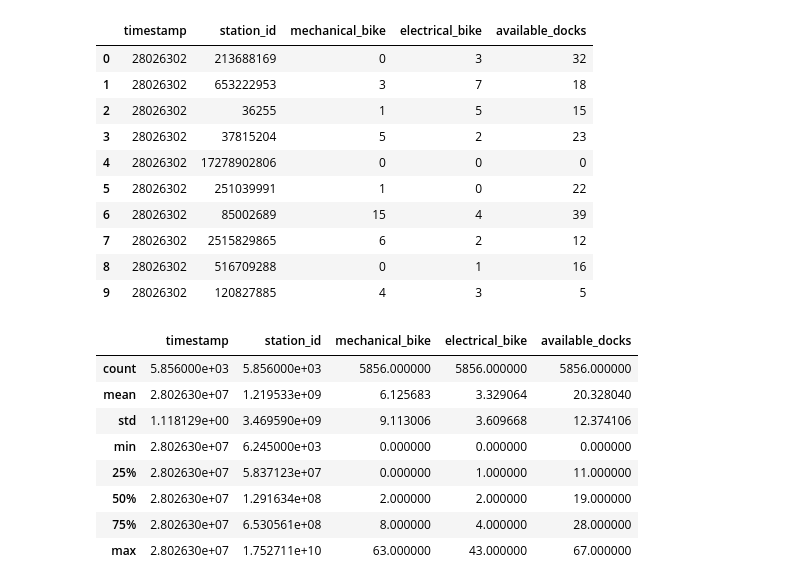
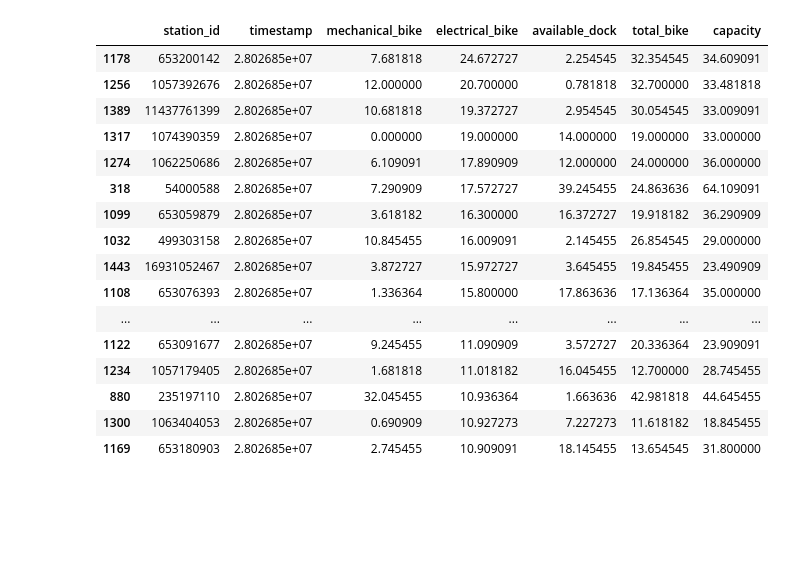
Before and after one commit to totocptbgn/Velibot, a Jupyter notebook: data_analysis.ipynb, the cells around one changed output. Saved outputs shown, nothing was run; the diff lists cells and outputs as text; code cells hidden in the pictures; blank space fills up the shorter version.

```diff
--- a/data_analysis.ipynb
+++ b/data_analysis.ipynb
@@ -3,28 +5,27 @@ import pandas as pd
 # %%
 df = pd.read_csv('data.csv', header=None, delimiter=';')
-df.columns = ['timestamp', 'station_id', 'mechanical_bike', 'electrical_bike', 'available_docks']
-df.head(10)
+df.columns = ['timestamp', 'station_id', 'mechanical_bike', 'electrical_bike', 'available_dock']
-# %% [output]
-|  | timestamp | station_id | mechanical_bike | electrical_bike | available_docks |
-| 0 | 28026302 | 213688169 | 0 | 3 | 32 |
-| 1 | 28026302 | 653222953 | 3 | 7 | 18 |
-| 2 | 28026302 | 36255 | 1 | 5 | 15 |
-| 3 | 28026302 | 37815204 | 5 | 2 | 23 |
-| 4 | 28026302 | 17278902806 | 0 | 0 | 0 |
-| 5 | 28026302 | 251039991 | 1 | 0 | 22 |
-| 6 | 28026302 | 85002689 | 15 | 4 | 39 |
-| 7 | 28026302 | 2515829865 | 6 | 2 | 12 |
-| 8 | 28026302 | 516709288 | 0 | 1 | 16 |
-| 9 | 28026302 | 120827885 | 4 | 3 | 5 |
-# %%
-df.describe()
-# %% [output]
-|  | timestamp | station_id | mechanical_bike | electrical_bike | available_docks |
-| count | 5.856000e+03 | 5.856000e+03 | 5856.000000 | 5856.000000 | 5856.000000 |
-| mean | 2.802630e+07 | 1.219533e+09 | 6.125683 | 3.329064 | 20.328040 |
-| std | 1.118129e+00 | 3.469590e+09 | 9.113006 | 3.609668 | 12.374106 |
-| min | 2.802630e+07 | 6.245000e+03 | 0.000000 | 0.000000 | 0.000000 |
-| 25% | 2.802630e+07 | 5.837123e+07 | 0.000000 | 1.000000 | 11.000000 |
-| 50% | 2.802630e+07 | 1.291634e+08 | 2.000000 | 2.000000 | 19.000000 |
-| 75% | 2.802630e+07 | 6.530561e+08 | 8.000000 | 4.000000 | 28.000000 |
-| max | 2.802630e+07 | 1.752711e+10 | 63.000000 | 43.000000 | 67.000000 |
+# %%
+df['total_bike'] = df.mechanical_bike + df.electrical_bike
+df['capacity'] = df.total_bike + df.available_dock
+df = df.groupby('station_id', as_index=False).agg('mean')
+df = df.sort_values(['electrical_bike', 'mechanical_bike'], ascending=False)
+df.head(50)
+# %% [output]
+|  | station_id | timestamp | mechanical_bike | electrical_bike | available_dock | total_bike | capacity |
+| 1178 | 653200142 | 2.802685e+07 | 7.681818 | 24.672727 | 2.254545 | 32.354545 | 34.609091 |
+| 1256 | 1057392676 | 2.802685e+07 | 12.000000 | 20.700000 | 0.781818 | 32.700000 | 33.481818 |
+| 1389 | 11437761399 | 2.802685e+07 | 10.681818 | 19.372727 | 2.954545 | 30.054545 | 33.009091 |
+| 1317 | 1074390359 | 2.802685e+07 | 0.000000 | 19.000000 | 14.000000 | 19.000000 | 33.000000 |
+| 1274 | 1062250686 | 2.802685e+07 | 6.109091 | 17.890909 | 12.000000 | 24.000000 | 36.000000 |
+| 318 | 54000588 | 2.802685e+07 | 7.290909 | 17.572727 | 39.245455 | 24.863636 | 64.109091 |
+| 1099 | 653059879 | 2.802685e+07 | 3.618182 | 16.300000 | 16.372727 | 19.918182 | 36.290909 |
+| 1032 | 499303158 | 2.802685e+07 | 10.845455 | 16.009091 | 2.145455 | 26.854545 | 29.000000 |
+| 1443 | 16931052467 | 2.802685e+07 | 3.872727 | 15.972727 | 3.645455 | 19.845455 | 23.490909 |
+| 1108 | 653076393 | 2.802685e+07 | 1.336364 | 15.800000 | 17.863636 | 17.136364 | 35.000000 |
+| ... | ... | ... | ... | ... | ... | ... | ... |
+| 1122 | 653091677 | 2.802685e+07 | 9.245455 | 11.090909 | 3.572727 | 20.336364 | 23.909091 |
+| 1234 | 1057179405 | 2.802685e+07 | 1.681818 | 11.018182 | 16.045455 | 12.700000 | 28.745455 |
+| 880 | 235197110 | 2.802685e+07 | 32.045455 | 10.936364 | 1.663636 | 42.981818 | 44.645455 |
+| 1300 | 1063404053 | 2.802685e+07 | 0.690909 | 10.927273 | 7.227273 | 11.618182 | 18.845455 |
+| 1169 | 653180903 | 2.802685e+07 | 2.745455 | 10.909091 | 18.145455 | 13.654545 | 31.800000 |
```
Also changed, not shown: parts of 6 cells of this notebook.
